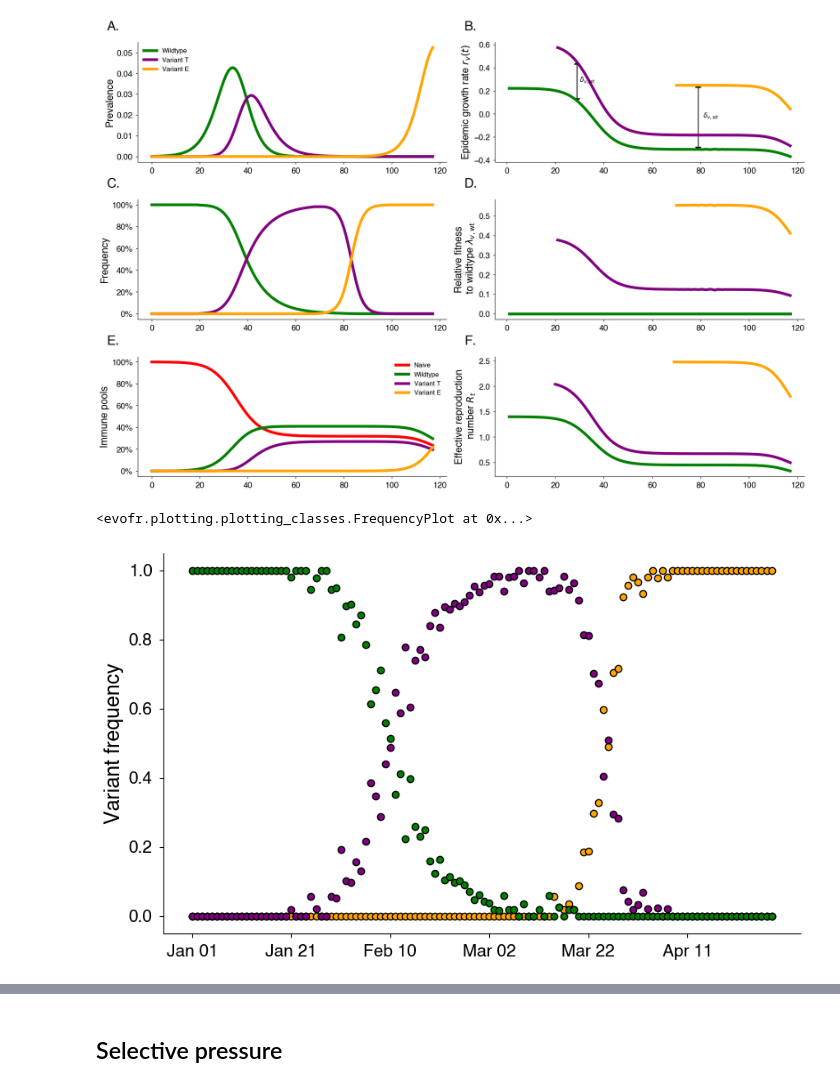
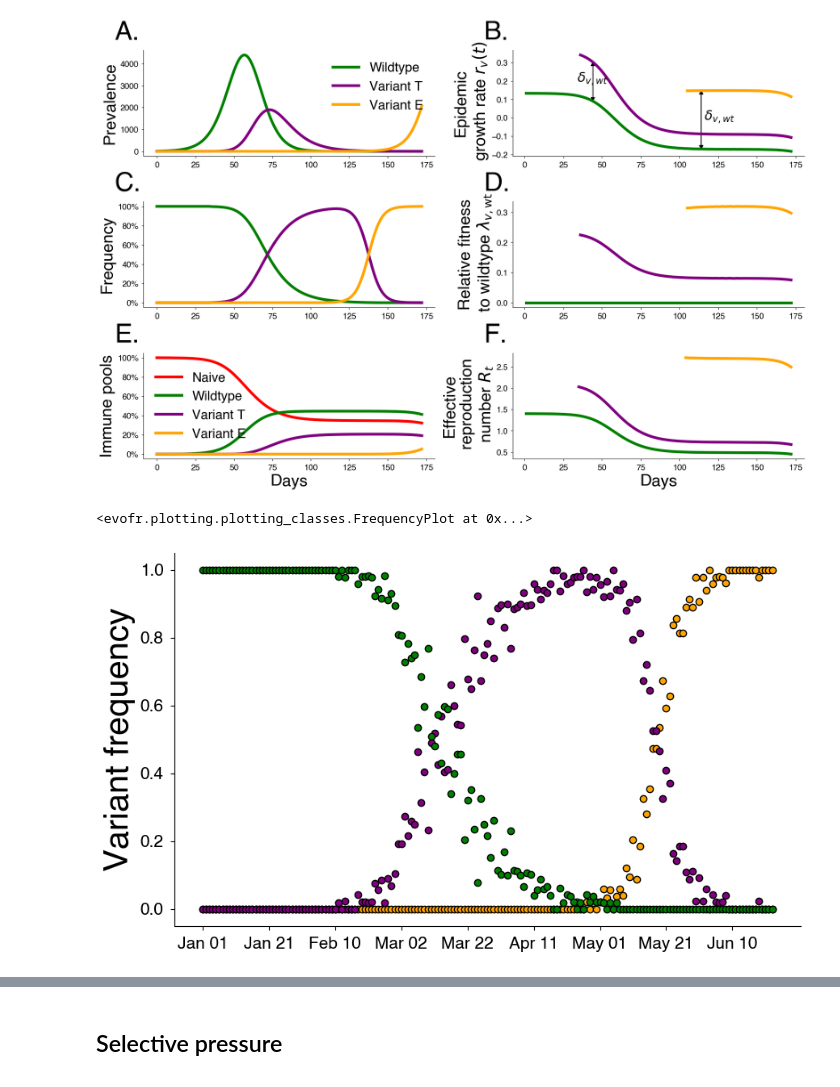
Before and after one commit to blab/relative-fitness-mechanisms, a Jupyter notebook: notebooks/OverviewFigure_GP_Figure.ipynb, the cells around one changed output, grey strips where cells are left out. Drawn from its saved outputs; the diff is of its cells as text; code cells hidden in the pictures.

```diff
--- a/notebooks/OverviewFigure_GP_Figure.ipynb
+++ b/notebooks/OverviewFigure_GP_Figure.ipynb
@@ -21,8 +21,8 @@ from ode_models import two_variant_model, three_variant_model
 ## Defining model parameters
 R0_wt = 1.4 # Basic reproduction number in wild type
 
-gen_wt = 1.8 # Average length of infection (days): 1 / gam_wt
-eta_T = 1.5 # Transmissibility increase
+gen_wt = 3.0 # Average length of infection (days): 1 / gam_wt
+eta_T = (1 + 0.5) # Transmissibility increase
 eta_E = 0.7 * eta_T # Escape fraction
 
 # Rest of quantities can be computed from the above
@@ -34,21 +34,22 @@ true_θ = (beta_wt, gam_wt, eta_T, eta_E)
 
 # Simulate first wave with no variants
 # S0, I_wt, I_ve, I_vt, R_wt, R_ve, Inc_wt, Inc_ve, Inc_vt
+N = 100_000
 u01 = jnp.array([0.999,
                  0.0001, 0.0, 0.0,
                  0.0, 0.0, 0.0,
                  0.0, 0.0, 0.0])
-t1 = jnp.arange(20.)
+t1 = jnp.arange(35.)
 Y1 = odeint(three_variant_model, u01, t1, true_θ)
 
 # Simulate second wave with transmissibility variant
 u02 = Y1[-1, :].at[3].add(1e-5)
-t2 = jnp.arange(50.) + t1[-1] + 1
+t2 = jnp.arange(70.) + t1[-1] + 1
 Y2 = odeint(three_variant_model, u02, t2, true_θ)
 
 # Simulate third wave with escape variant
 u03 = Y2[-1, :].at[2].add(1e-6)
-t3 = jnp.arange(50.) + t2[-1] + 1
+t3 = jnp.arange(70.) + t2[-1] + 1
 Y3 = odeint(three_variant_model, u03, t3, true_θ)
 
 # Combine outputs and unpack
@@ -59,7 +60,8 @@ S, I_wt, I_ve,  I_vt = Y[:,0], Y[:, 1], Y[:, 2], Y[:, 3]
 phi_wt, phi_ve, phi_vt  = Y[:, 4], Y[:, 5], Y[:,6]
 Inc_wt, Inc_ve, Inc_vt = Y[:, 7], Y[:, 8], Y[:, 9]
 # %%
-PRES_PATH = "../manuscript/figures/"
+FIG_PATH = "../manuscript/figures/"
+SUPP_PATH = "../manuscript/supplementary_figures/"
 # %%
 # Show prevalance, epidemic growth rate
 WT_COLOR, VART_COLOR, VARE_COLOR = "green", "purple", "orange"
@@ -71,9 +73,9 @@ spec = fig.add_gridspec(ncols=2, nrows=3, width_ratios=[1.0, 1.0])
 
 # Plotting prevalence
 ax_prev = fig.add_subplot(spec[0, 0])
-ax_prev.plot(I_wt, color=WT_COLOR, label=WT_LABEL)
-ax_prev.plot(I_vt, color=VART_COLOR, label=VART_LABEL)
-ax_prev.plot(I_ve, color=VARE_COLOR, label=VARE_LABEL)
+ax_prev.plot(N * I_wt, color=WT_COLOR, label=WT_LABEL)
+ax_prev.plot(N * I_vt, color=VART_COLOR, label=VART_LABEL)
+ax_prev.plot(N * I_ve, color=VARE_COLOR, label=VARE_LABEL)
 
 ax_prev.set_ylabel("Prevalence")
 ax_prev.legend(frameon=False)
@@ -87,7 +89,7 @@ ax_egr.plot(egr(I_wt), color=WT_COLOR)
 ax_egr.plot(egr(I_vt), color=VART_COLOR)
 ax_egr.plot(egr(I_ve), color=VARE_COLOR)
 
-ax_egr.set_ylabel("Epidemic growth rate " + r"$r_v(t)$")
+ax_egr.set_ylabel("Epidemic\n growth rate " + r"$r_v(t)$")
 
 ## Adding arrows
 def add_arrows(ax, t, y1, y2, label, text_offset, horizontalalignment="left"):
@@ -103,12 +105,13 @@ def add_arrows(ax, t, y1, y2, label, text_offset, horizontalalignment="left"):
         xy=(t, y1),
         xytext=(t+text_offset, (y1+y2)/2),
         text=label,
+        fontsize=24,
         horizontalalignment=horizontalalignment)
 
 annotate_t1, annotate_t2 = int(t1[-1] + 10), int(t2[-1] + 10)
 egr_wt, egr_vt, egr_ve = egr(I_wt), egr(I_vt), egr(I_ve)
 
-add_arrows(ax_egr, annotate_t1, egr_wt[annotate_t1], egr_vt[annotate_t1], r"$\delta_{v,wt}$", text_offset=1)
+add_arrows(ax_egr, annotate_t1, egr_wt[annotate_t1], egr_vt[annotate_t1], r"$\delta_{v,wt}$", text_offset=-10)
 add_arrows(ax_egr, annotate_t2, egr_wt[annotate_t2], egr_ve[annotate_t2], r"$\delta_{v,wt}$", text_offset=2)
 
 # Frequency
@@ -140,6 +143,7 @@ ax_immune.plot(S, color="red", label="Naive")
 ax_immune.plot(phi_wt, color=WT_COLOR, label=WT_LABEL)
 ax_immune.plot(phi_vt, color=VART_COLOR, label=VART_LABEL)
 ax_immune.plot(phi_ve, color=VARE_COLOR, label=VARE_LABEL)
+ax_immune.set_xlabel("Days")
 ax_immune.set_ylabel("Immune pools")
 ax_immune.legend(frameon=False)
 ax_immune.yaxis.set_major_formatter(mtick.PercentFormatter(1.0))
@@ -148,37 +152,38 @@ ax_immune.yaxis.set_major_formatter(mtick.PercentFormatter(1.0))
 ax_rt = fig.add_subplot(spec[2, -1])
 ax_rt.plot(
     jnp.where(ind_wt, beta_wt * S / gam_wt, jnp.nan),
     color=WT_COLOR,
     label=WT_LABEL
 )
 ax_rt.plot(
     jnp.where(ind_vt, beta_wt * eta_T * S  / gam_wt, jnp.nan),
     color=VART_COLOR,
     label=VART_LABEL
 )
 ax_rt.plot(
     jnp.where(ind_ve, beta_wt * eta_T * (eta_E * phi_wt + eta_E * phi_wt  + S) / gam_wt, jnp.nan),
     color=VARE_COLOR,
     label=VARE_LABEL
 )
-ax_rt.set_ylabel("Effective reproduction\n number " + r"$R_t$" )
+ax_rt.set_xlabel("Days")
+ax_rt.set_ylabel("Effective\n reproduction\n number " + r"$R_t$" )
 
 import string
 axes = [ax_prev, ax_egr, ax_freq, ax_relfit, ax_immune, ax_rt]
 ax_labels = string.ascii_uppercase
 
 for ax, ax_label in zip(axes, ax_labels):
-    ax.text(-0.1, 1.1, ax_label + ".", transform=ax.transAxes, size=24, weight='bold')
+    ax.text(-0.1, 1.1, ax_label + ".", transform=ax.transAxes, size=48, weight='bold')
 
 #TODO: Compute EGR by hand
 #TODO: Comparing futures for variants with differnt properties at same starting point!
 
 #Comment: Panel C things rise at similar point in time (?).
     # How to highlight that different mechanim is explaining this difference?
 
-fig.savefig(PRES_PATH + "vis_mechanisms.png")
+fig.savefig(FIG_PATH + "vis_mechanisms.png")
 # %% [output]
-[figure, old version]
+[figure, new version]
 # %%
 # Estimating from sequence counts
 
@@ -212,7 +217,7 @@ from evofr.plotting import FrequencyPlot, TimeVaryingPlot
 FrequencyPlot(data=var_freq, color_map=COLOR_MAP).plot(posterior=False)
 # %% [output]
 <evofr.plotting.plotting_classes.FrequencyPlot at 0x...>
-[figure, old version]
+[figure, new version]
 # %%
 from relative_fitness_gp import RelativeFitnessGP, SquaredExpCov
 model = ef.MultinomialLogisticRegression(tau=1.0)
```
Also changed, not shown: parts of 4 cells of this notebook, 2 other files.
